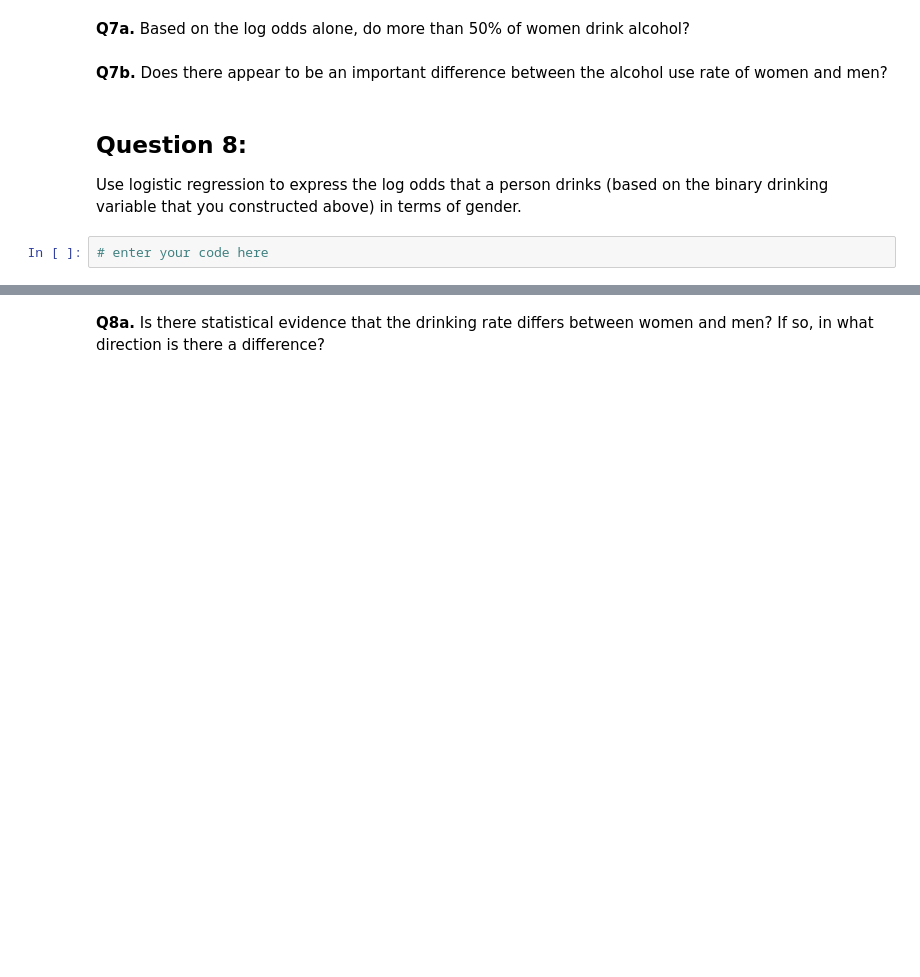
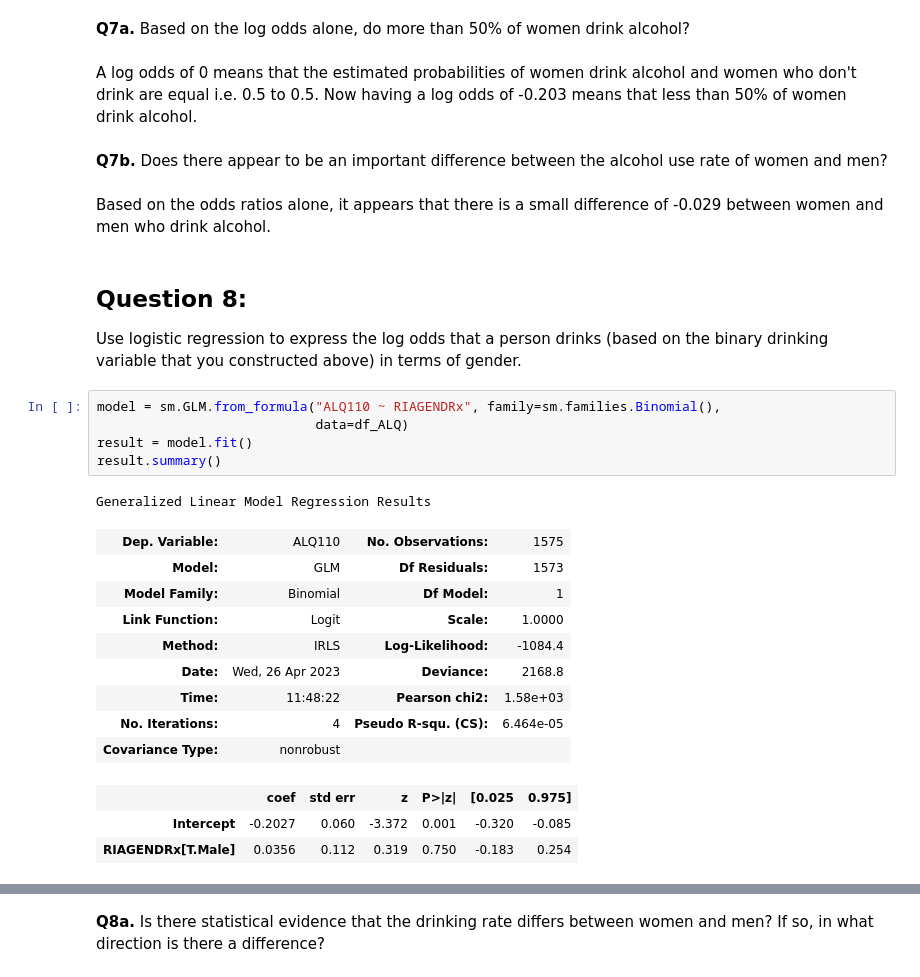
Before and after one commit to EsosaOrumwese/Statistics-with-Python, a Jupyter notebook: 3. Fitting Statistical Models to Data with Python/Wk2/week2_nhanes_practice.ipynb, the cells around one changed output, grey strips where cells are left out. Drawn from its saved outputs; the diff is of its cells as text; blank space fills up the shorter version.

```diff
--- a/3. Fitting Statistical Models to Data with Python/Wk2/week2_nhanes_practice.ipynb
+++ b/3. Fitting Statistical Models to Data with Python/Wk2/week2_nhanes_practice.ipynb
@@ -361,10 +377,31 @@ df_ALQ = df_ALQ.dropna()
 # %% [markdown]
 __Q7a.__ Based on the log odds alone, do more than 50% of women drink alcohol?
+# %% [markdown]
+A log odds of 0 means that the estimated probabilities of women drink alcohol and women who don't drink are equal i.e. 0.5 to 0.5. Now having a log odds of -0.203 means that less than 50% of women drink alcohol.
 # %% [markdown]
 __Q7b.__ Does there appear to be an important difference between the alcohol use rate of women and men?
+# %% [markdown]
+Based on the odds ratios alone, it appears that there is a small difference of -0.029 between women and men who drink alcohol.
 # %% [markdown]
 ## Question 8:
 
 Use logistic regression to express the log odds that a person drinks (based on the binary drinking variable that you constructed above) in terms of gender.
-# %%
-# enter your code here
+# %%
+model = sm.GLM.from_formula("ALQ110 ~ RIAGENDRx", family=sm.families.Binomial(),
+                            data=df_ALQ)
+result = model.fit()
+result.summary()
+# %% [output]
+Generalized Linear Model Regression Results
+| Dep. Variable: | ALQ110 | No. Observations: | 1575 |
+| Model: | GLM | Df Residuals: | 1573 |
+| Model Family: | Binomial | Df Model: | 1 |
+| Link Function: | Logit | Scale: | 1.0000 |
+| Method: | IRLS | Log-Likelihood: | -1084.4 |
+| Date: | Wed, 26 Apr 2023 | Deviance: | 2168.8 |
+| Time: | 11:48:22 | Pearson chi2: | 1.58e+03 |
+| No. Iterations: | 4 | Pseudo R-squ. (CS): | 6.464e-05 |
+| Covariance Type: | nonrobust |  |  |
+|  | coef | std err | z | P>|z| | [0.025 | 0.975] |
+| Intercept | -0.2027 | 0.060 | -3.372 | 0.001 | -0.320 | -0.085 |
+| RIAGENDRx[T.Male] | 0.0356 | 0.112 | 0.319 | 0.750 | -0.183 | 0.254 |
```
Also changed, not shown: parts of 25 cells of this notebook.
